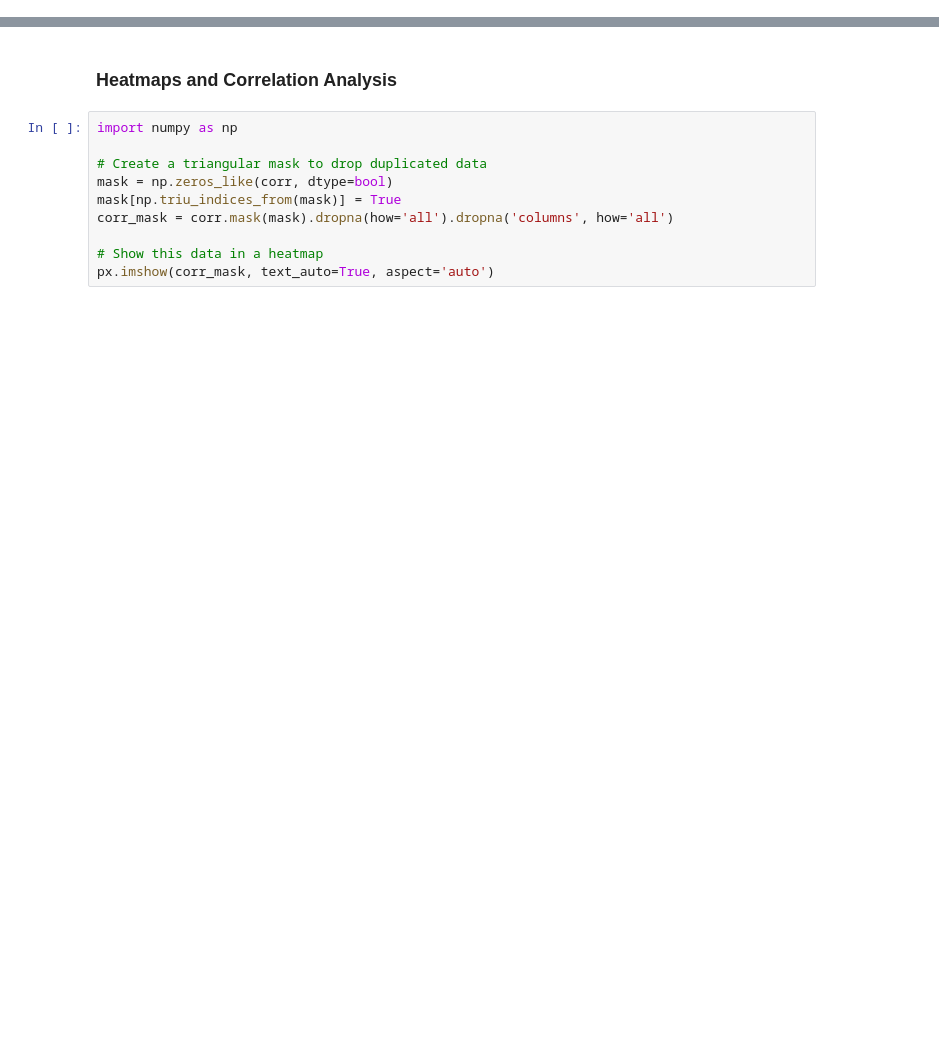
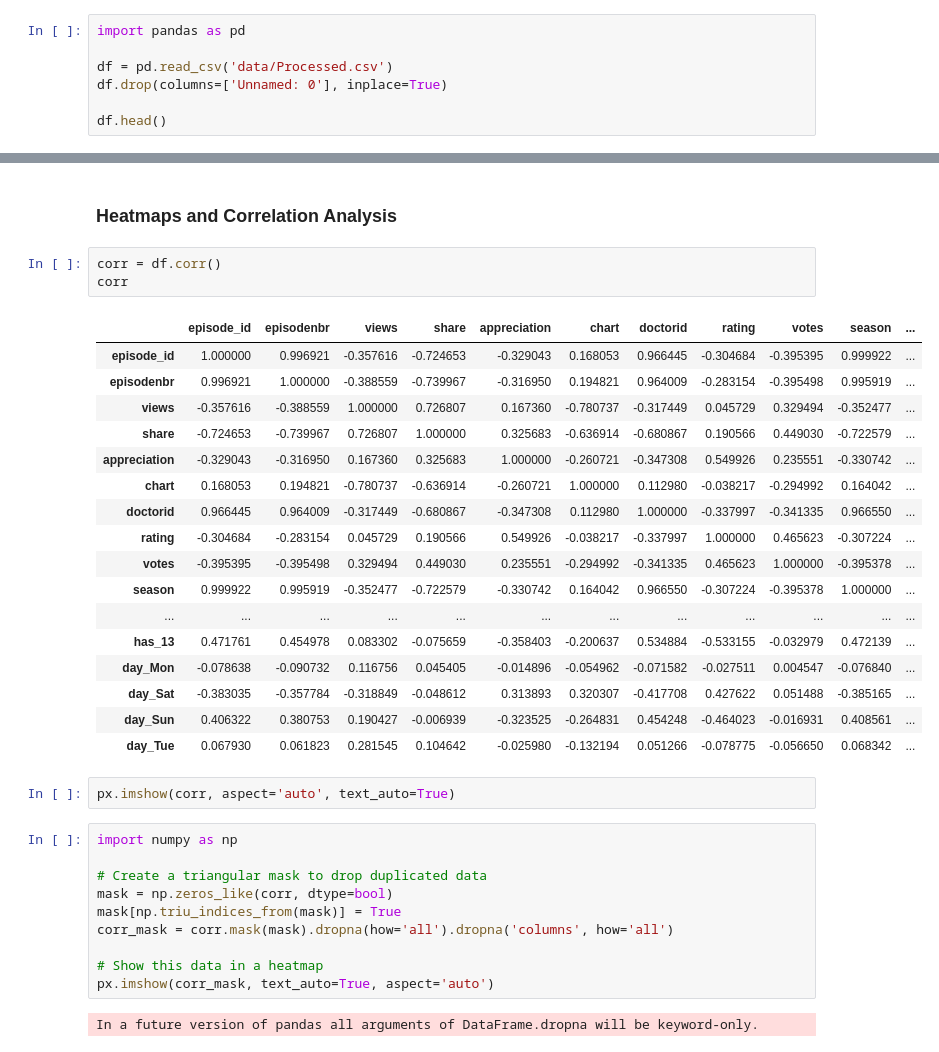
Before and after one commit to IntegerMan/PythonPlotly, a Jupyter notebook: 03_Plotly.ipynb, the cells around one changed output, grey strips where cells are left out. Saved outputs shown, nothing was run; the diff lists cells and outputs as text; blank space fills up the shorter version.

```diff
--- a/03_Plotly.ipynb
+++ b/03_Plotly.ipynb
@@ -4,3 +4,10 @@
 [Plotly Express for Python Documentation](https://plotly.com/python/plotly-express/)
 # %% [markdown]
 ### Loading Sample Data
+# %%
+import pandas as pd
+
+df = pd.read_csv('data/Processed.csv')
+df.drop(columns=['Unnamed: 0'], inplace=True)
+
+df.head()
@@ -33,5 +126,28 @@ px.defaults.template = 'plotly_dark'
 # %% [markdown]
 ### Heatmaps and Correlation Analysis
+# %%
+corr = df.corr()
+corr
+# %% [output]
+|  | episode_id | episodenbr | views | share | appreciation | chart | doctorid | rating | votes | season | ... |
+| episode_id | 1.000000 | 0.996921 | -0.357616 | -0.724653 | -0.329043 | 0.168053 | 0.966445 | -0.304684 | -0.395395 | 0.999922 | ... |
+| episodenbr | 0.996921 | 1.000000 | -0.388559 | -0.739967 | -0.316950 | 0.194821 | 0.964009 | -0.283154 | -0.395498 | 0.995919 | ... |
+| views | -0.357616 | -0.388559 | 1.000000 | 0.726807 | 0.167360 | -0.780737 | -0.317449 | 0.045729 | 0.329494 | -0.352477 | ... |
+| share | -0.724653 | -0.739967 | 0.726807 | 1.000000 | 0.325683 | -0.636914 | -0.680867 | 0.190566 | 0.449030 | -0.722579 | ... |
+| appreciation | -0.329043 | -0.316950 | 0.167360 | 0.325683 | 1.000000 | -0.260721 | -0.347308 | 0.549926 | 0.235551 | -0.330742 | ... |
+| chart | 0.168053 | 0.194821 | -0.780737 | -0.636914 | -0.260721 | 1.000000 | 0.112980 | -0.038217 | -0.294992 | 0.164042 | ... |
+| doctorid | 0.966445 | 0.964009 | -0.317449 | -0.680867 | -0.347308 | 0.112980 | 1.000000 | -0.337997 | -0.341335 | 0.966550 | ... |
+| rating | -0.304684 | -0.283154 | 0.045729 | 0.190566 | 0.549926 | -0.038217 | -0.337997 | 1.000000 | 0.465623 | -0.307224 | ... |
+| votes | -0.395395 | -0.395498 | 0.329494 | 0.449030 | 0.235551 | -0.294992 | -0.341335 | 0.465623 | 1.000000 | -0.395378 | ... |
+| season | 0.999922 | 0.995919 | -0.352477 | -0.722579 | -0.330742 | 0.164042 | 0.966550 | -0.307224 | -0.395378 | 1.000000 | ... |
+| ... | ... | ... | ... | ... | ... | ... | ... | ... | ... | ... | ... |
+| has_13 | 0.471761 | 0.454978 | 0.083302 | -0.075659 | -0.358403 | -0.200637 | 0.534884 | -0.533155 | -0.032979 | 0.472139 | ... |
+| day_Mon | -0.078638 | -0.090732 | 0.116756 | 0.045405 | -0.014896 | -0.054962 | -0.071582 | -0.027511 | 0.004547 | -0.076840 | ... |
+| day_Sat | -0.383035 | -0.357784 | -0.318849 | -0.048612 | 0.313893 | 0.320307 | -0.417708 | 0.427622 | 0.051488 | -0.385165 | ... |
+| day_Sun | 0.406322 | 0.380753 | 0.190427 | -0.006939 | -0.323525 | -0.264831 | 0.454248 | -0.464023 | -0.016931 | 0.408561 | ... |
+| day_Tue | 0.067930 | 0.061823 | 0.281545 | 0.104642 | -0.025980 | -0.132194 | 0.051266 | -0.078775 | -0.056650 | 0.068342 | ... |
+# %%
+px.imshow(corr, aspect='auto', text_auto=True)
 # %%
 import numpy as np
 
@@ -42,3 +158,5 @@ corr_mask = corr.mask(mask).dropna(how='all').dropna('columns', how='all')
 
 # Show this data in a heatmap
 px.imshow(corr_mask, text_auto=True, aspect='auto')
+# %% [output]
+In a future version of pandas all arguments of DataFrame.dropna will be keyword-only.
```
Also changed, not shown: parts of 15 cells of this notebook, 3 other files.
